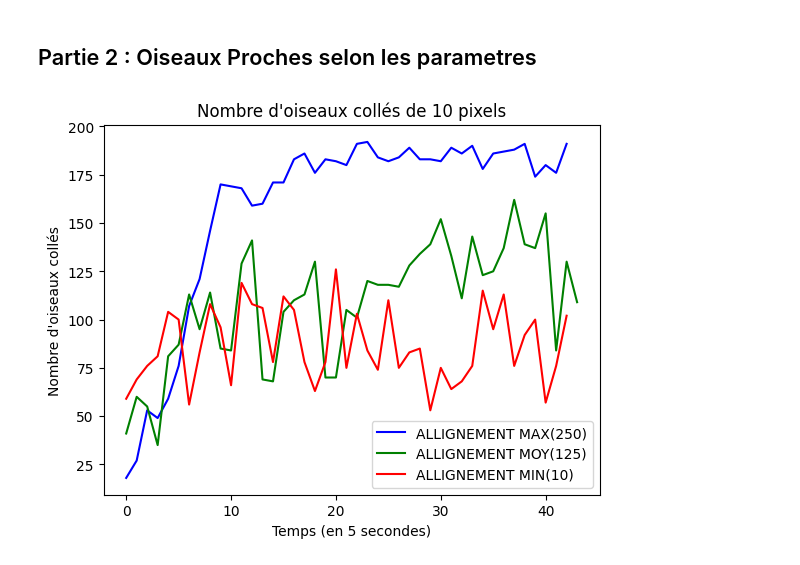
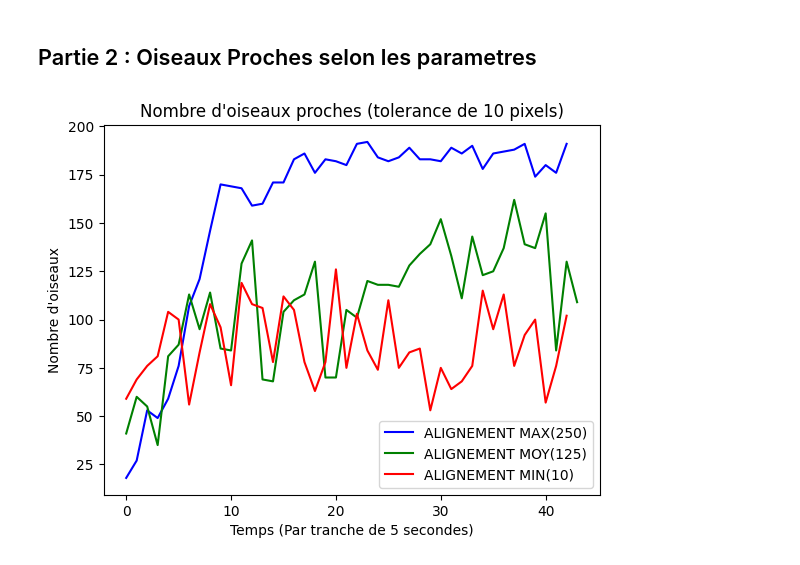
Before and after one commit to are-dynamic-2025-g6/boids, a Jupyter notebook: Analyse/Analyse.ipynb, the cells around one changed output. Saved outputs shown, nothing was run; the diff lists cells and outputs as text; code cells hidden in the pictures.

```diff
--- a/Analyse/Analyse.ipynb
+++ b/Analyse/Analyse.ipynb
@@ -97,13 +150,13 @@ def combine_group(coord_dict, threshold):
 # %% [markdown]
 ## Partie 2 : Oiseaux Proches selon les parametres
 # %%
-plt.plot([18, 27, 53, 49, 59, 76, 107, 121, 146, 170, 169, 168, 159, 160, 171, 171, 183, 186, 176, 183, 182, 180, 191, 192, 184, 182, 184, 189, 183, 183, 182, 189, 186, 190, 178, 186, 187, 188, 191, 174, 180, 176, 191],color='blue',label="ALLIGNEMENT MAX(250)")
-plt.plot([41, 60, 55, 35, 81, 87, 113, 95, 114, 85, 84, 129, 141, 69, 68, 104, 110, 113, 130, 70, 70, 105, 101, 120, 118, 118, 117, 128, 134, 139, 152, 133, 111, 143, 123, 125, 137, 162, 139, 137, 155, 84, 130, 109],color='green',label="ALLIGNEMENT MOY(125)")
-plt.plot([59, 69, 76, 81, 104, 100, 56, 83, 108, 96, 66, 119, 108, 106, 78, 112, 105, 78, 63, 78, 126, 75, 103, 84, 74, 110, 75, 83, 85, 53, 75, 64, 68, 76, 115, 95, 113, 76, 92, 100, 57, 76, 102],color='red',label="ALLIGNEMENT MIN(10)")
+plt.plot([18, 27, 53, 49, 59, 76, 107, 121, 146, 170, 169, 168, 159, 160, 171, 171, 183, 186, 176, 183, 182, 180, 191, 192, 184, 182, 184, 189, 183, 183, 182, 189, 186, 190, 178, 186, 187, 188, 191, 174, 180, 176, 191],color='blue',label="ALIGNEMENT MAX(250)")
+plt.plot([41, 60, 55, 35, 81, 87, 113, 95, 114, 85, 84, 129, 141, 69, 68, 104, 110, 113, 130, 70, 70, 105, 101, 120, 118, 118, 117, 128, 134, 139, 152, 133, 111, 143, 123, 125, 137, 162, 139, 137, 155, 84, 130, 109],color='green',label="ALIGNEMENT MOY(125)")
+plt.plot([59, 69, 76, 81, 104, 100, 56, 83, 108, 96, 66, 119, 108, 106, 78, 112, 105, 78, 63, 78, 126, 75, 103, 84, 74, 110, 75, 83, 85, 53, 75, 64, 68, 76, 115, 95, 113, 76, 92, 100, 57, 76, 102],color='red',label="ALIGNEMENT MIN(10)")
 plt.legend()
-plt.title("Nombre d'oiseaux collés de 10 pixels")
-plt.xlabel("Temps (en 5 secondes)")
-plt.ylabel("Nombre d'oiseaux collés")
+plt.title("Nombre d'oiseaux proches (tolerance de 10 pixels)")
+plt.xlabel("Temps (Par tranche de 5 secondes)")
+plt.ylabel("Nombre d'oiseaux")
 plt.show()
 # %% [output]
-[figure, old version]
+[figure, new version]
```
Also changed, not shown: parts of 8 cells of this notebook, 4 other files.
